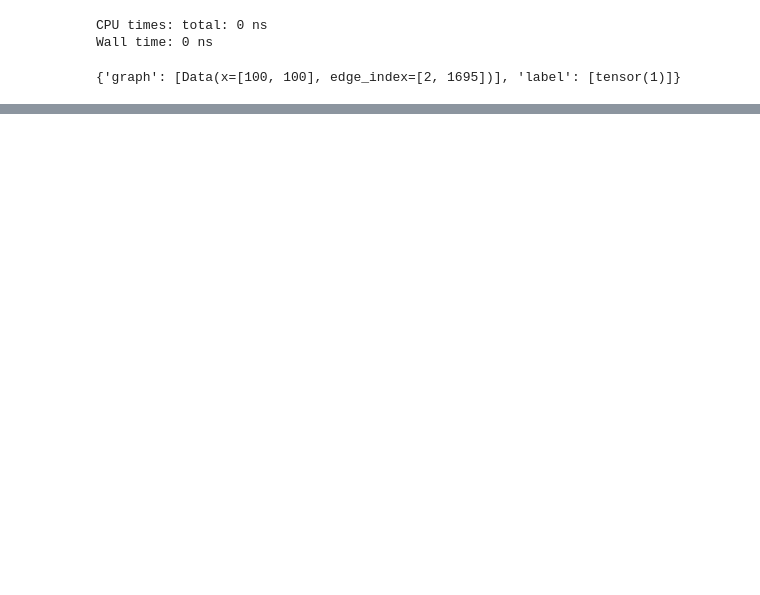
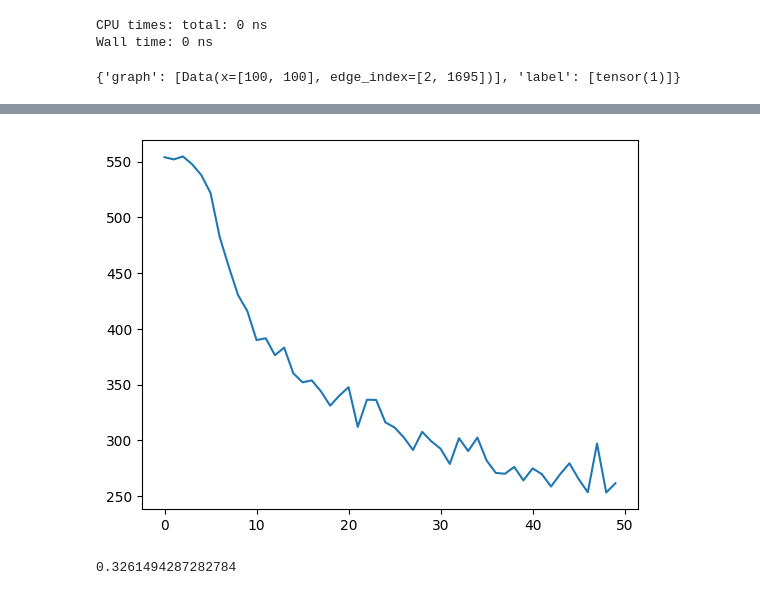
Before and after one commit to AndrewCheng02/DSC180B-Capstone-ProjectA09, a Jupyter notebook: HCP GNN Testing.ipynb, the cells around one changed output, grey strips where cells are left out. Saved outputs shown, nothing was run; the diff lists cells and outputs as text; code cells hidden in the pictures; blank space fills up the shorter version.

```diff
--- a/HCP GNN Testing.ipynb
+++ b/HCP GNN Testing.ipynb
@@ -242,9 +242,9 @@ def create_dataset(netmats, edges, labels=labels, collate_fn=collate):
 # full dataset
 # full =  create_dataset(graphs, edges.T)
 # significant pairwise correlations only
-sig = create_dataset(graphs_sig, edges_sig)
+sig = create_dataset(graphs, edges_sig)
 # bonferroni significant pairwise correlations only
-# sig_b = create_dataset(graphs_sig_b, np.argwhere(edges_sig_b).T)
+# sig_b = create_dataset(graphs, np.argwhere(edges_sig_b).T)
 # %% [output]
 CPU times: total: 0 ns
 Wall time: 0 ns
@@ -357,28 +357,0 @@ test_data = 'test_loader'
-# %%
-%%time
-device = torch.device("cuda" if torch.cuda.is_available() else "cpu")
-
-model = GCN().to(device)
-
-optimizer = torch.optim.Adam(model.parameters(), lr=0.03)
-criterion = nn.BCELoss()
-losses = []
-
-num_epochs = 50
-for epoch in range(num_epochs):
-    loss, num_true, num_true_guesses = train(model, sig[train_data], device, criterion, optimizer)
-    train_results = eval(model, sig[train_data], device)
-    val_results = eval(model, sig[val_data], device)
-    losses.append(loss)
-    avg_loss = loss / len(sig[train_data])
-    print(f'Epoch: {epoch + 1}/{num_epochs}, '
-          f'Loss: {loss}, '
-          f'Avg Loss: {avg_loss:.3f}, '
-          f'Train: {100 * train_results:.2f}%, '
-          f'Validation: {100 * val_results:.2f}%, '
-          f'Num Correct: {num_true}, '
-          f'True Guesses: {num_true_guesses} ')
-
-
-plt.plot(losses)
-plt.show()
@@ -403,0 +358,3 @@ KeyboardInterrupt:
+# %%
+train_validate_model(model=model, optimizer=torch.optim.Adam(model.parameters(), lr=0.003), criterion=nn.BCELoss(), dataset=sig)
+# %% [output]
@@ -403,0 +378,2 @@ KeyboardInterrupt:
+[figure, added]
+0.3261494287282784
```
Also changed, not shown: parts of 17 cells of this notebook.
